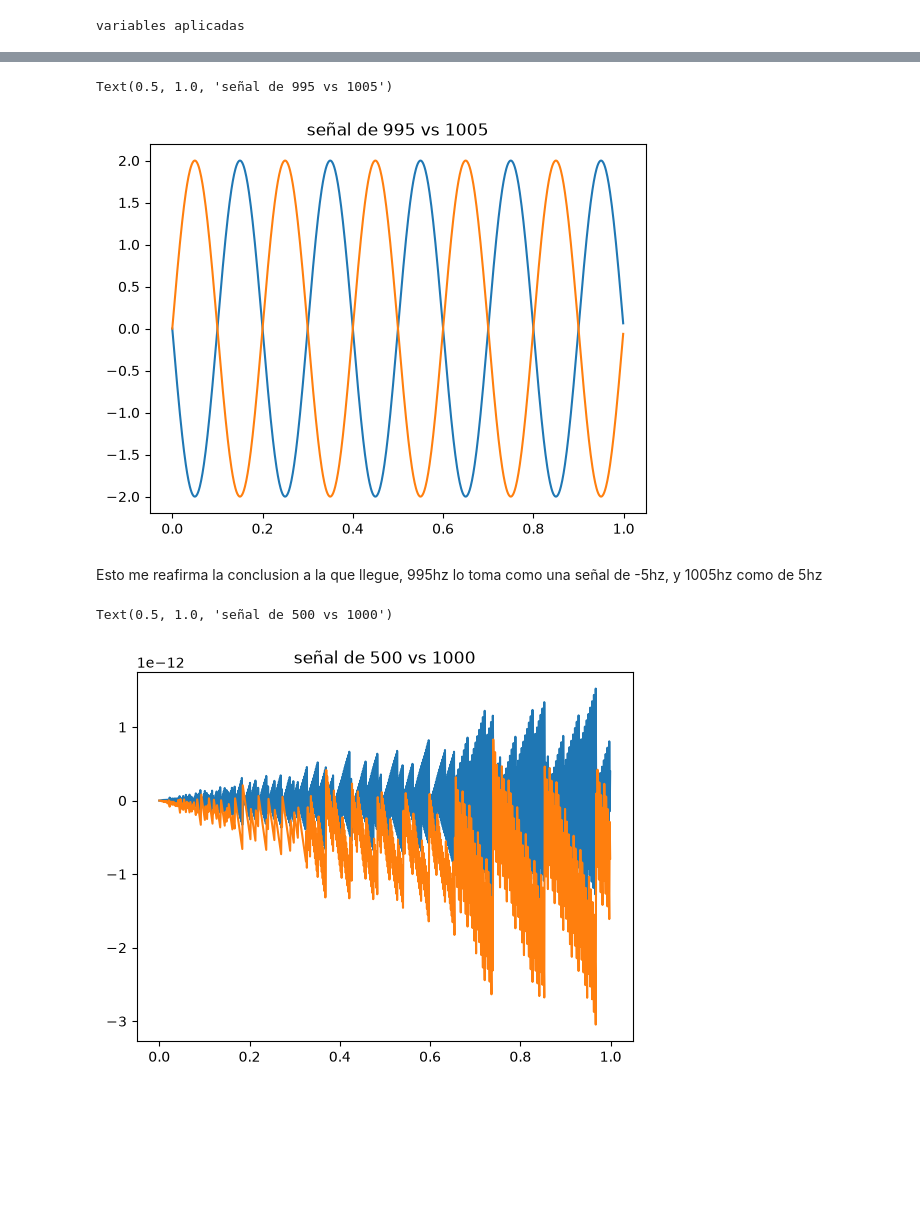
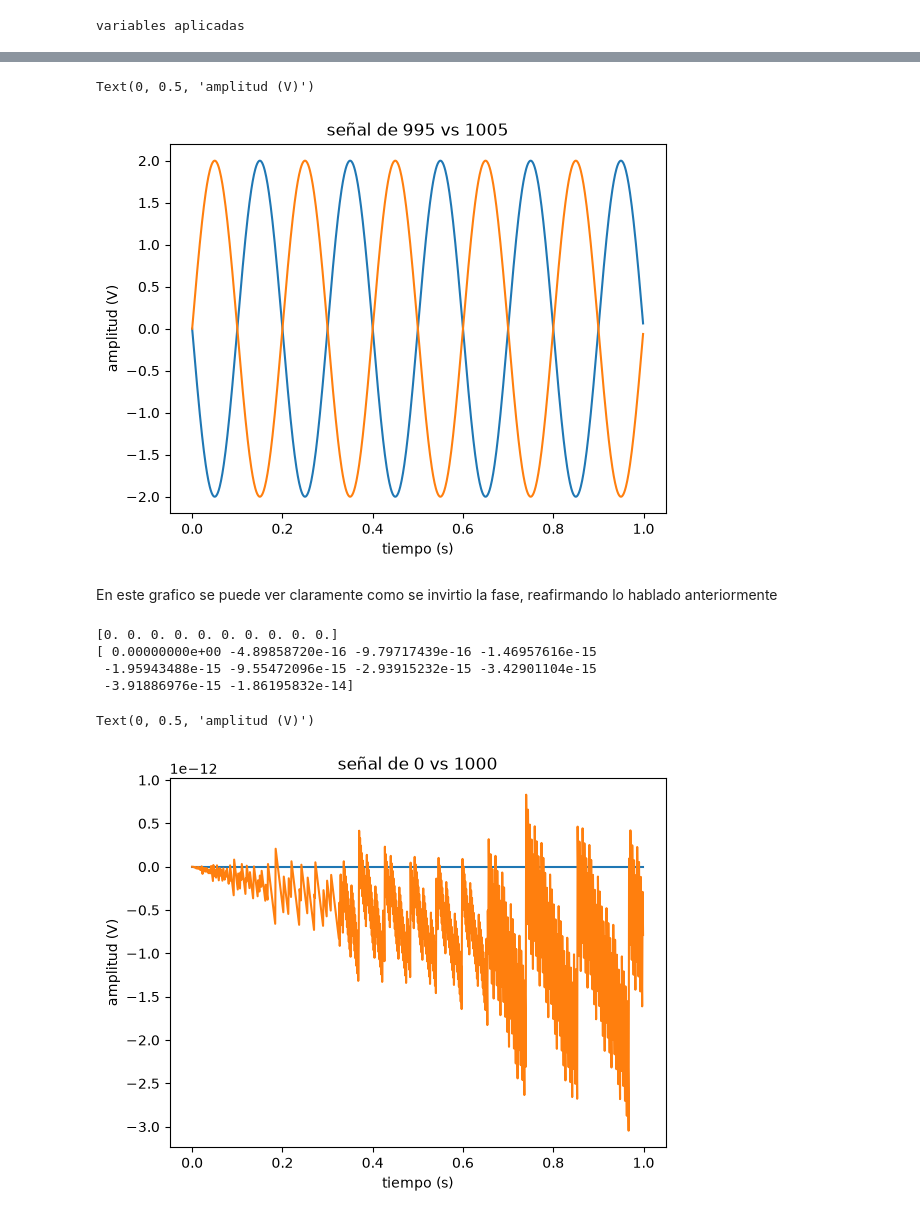
Before and after one commit to CristobalCs/APS, a Jupyter notebook: aps_entregas/TS0/TS0_Contador.ipynb, the cells around one changed output, grey strips where cells are left out. Drawn from its saved outputs; the diff is of its cells as text; code cells hidden in the pictures; blank space fills up the shorter version.

```diff
--- a/aps_entregas/TS0/TS0_Contador.ipynb
+++ b/aps_entregas/TS0/TS0_Contador.ipynb
@@ -101,0 +121,12 @@ De aqui para abajo son cosas que fui probando comparar de a dos señales, para v
+# %%
+vmax = 2 #simplemente mi amplitud maxima
+dc = 0 # es mi desplazamiento, si es positivo me lo sube, negativo me lo baja
+ff = 1000 #frecuencia variable
+ph = 0 #me parece q la fase ojo q es radianes!!
+
+tt, xx = mi_funcion_sen( vmax = vmax, dc = dc, ff = ff)
+plt.plot(tt, xx)
+plt.title("señal de "+str(ff)) #esto ultimo se lo agregue porque asi los graficos me pueden ir imprimiendo bien el tema de cual frecuencia estoy imprimiendo
+print(xx[:10])
+plt.xlabel("tiempo (s)")
+plt.ylabel("amplitud (V)")
@@ -109,22 +148,32 @@ tt1, xx1 = mi_funcion_sen(vmax=vmax, dc=dc, ff=ff1, ph=ph)
 plt.plot(tt1, xx1)
 
 plt.title("señal de " + str(ff) + " vs " + str(ff1))
+plt.xlabel("tiempo (s)")
+plt.ylabel("amplitud (V)")
 # %% [output]
-Text(0.5, 1.0, 'señal de 995 vs 1005')
+Text(0, 0.5, 'amplitud (V)')
-[figure, old version]
+[figure, new version]
 # %% [markdown]
-Esto me reafirma la conclusion a la que llegue, 995hz lo toma como una señal de -5hz, y 1005hz como de 5hz
+En este grafico se puede ver claramente como se invirtio la fase, reafirmando lo hablado anteriormente
 # %%
-ff = 500
+ff = 0
 ff1 = 1000
 tt, xx = mi_funcion_sen(vmax=vmax, dc=dc, ff=ff, ph=ph)
 plt.plot(tt, xx)
 
 tt1, xx1 = mi_funcion_sen(vmax=vmax, dc=dc, ff=ff1, ph=ph)
 plt.plot(tt1, xx1)
 
 plt.title("señal de " + str(ff) + " vs " + str(ff1))
+print(xx[:10])
+print(xx1[:10])
+plt.xlabel("tiempo (s)")
+plt.ylabel("amplitud (V)")
 # %% [output]
-Text(0.5, 1.0, 'señal de 500 vs 1000')
+[0. 0. 0. 0. 0. 0. 0. 0. 0. 0.]
+[ 0.00000000e+00 -4.89858720e-16 -9.79717439e-16 -1.46957616e-15
+ -1.95943488e-15 -9.55472096e-15 -2.93915232e-15 -3.42901104e-15
+ -3.91886976e-15 -1.86195832e-14]
+Text(0, 0.5, 'amplitud (V)')
-[figure, old version]
+[figure, new version]
 # %% [markdown]
```
Also changed, not shown: parts of 24 cells of this notebook.
